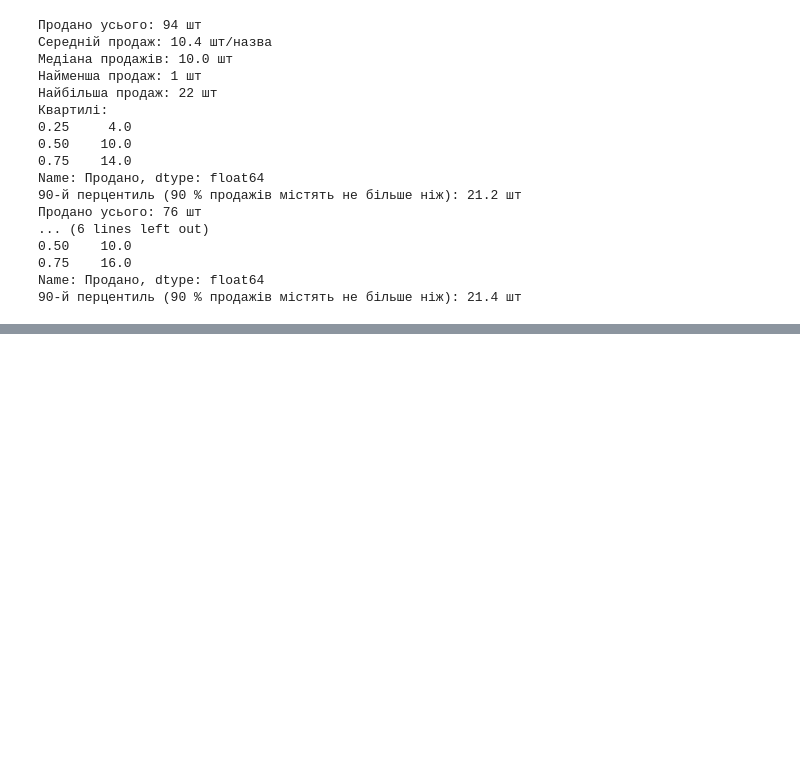
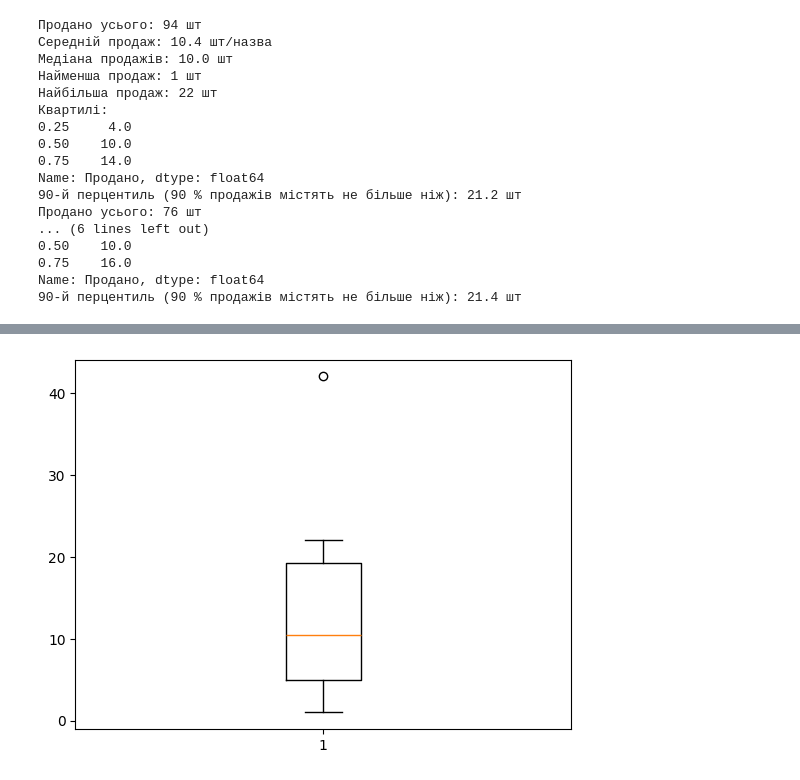
Before and after one commit to dns-lector/PythonAiP33, a Jupyter notebook: works/Work2_4_statistics.ipynb, the cells around one changed output, grey strips where cells are left out. Drawn from its saved outputs; the diff is of its cells as text; code cells hidden in the pictures; blank space fills up the shorter version.

```diff
--- a/works/Work2_4_statistics.ipynb
+++ b/works/Work2_4_statistics.ipynb
@@ -112,0 +124,7 @@ Name: Продано, dtype: float64
+# %%
+# Створіть одновимірний масив додатних чисел і додайте кілька аномально великих значень.
+# Перетворіть масив на таблицю з одним стовпчиком.
+data = pd.DataFrame({
+    "Продано": [ *sales['Продано'].dropna(), 42 ]
+})
+data
@@ -112,0 +143,7 @@ Name: Продано, dtype: float64
+# %%
+# коробчату діаграму
+fig, ax = plt.subplots(  )    # Викиди (Outliers) - значення, що виходять за
+plt.boxplot( data )           # межі "вусів" - відображаються як оркемі точки (кола)
+plt.show()
+# %% [output]
+[figure, added]
```
Also changed, not shown: parts of 4 cells of this notebook.
